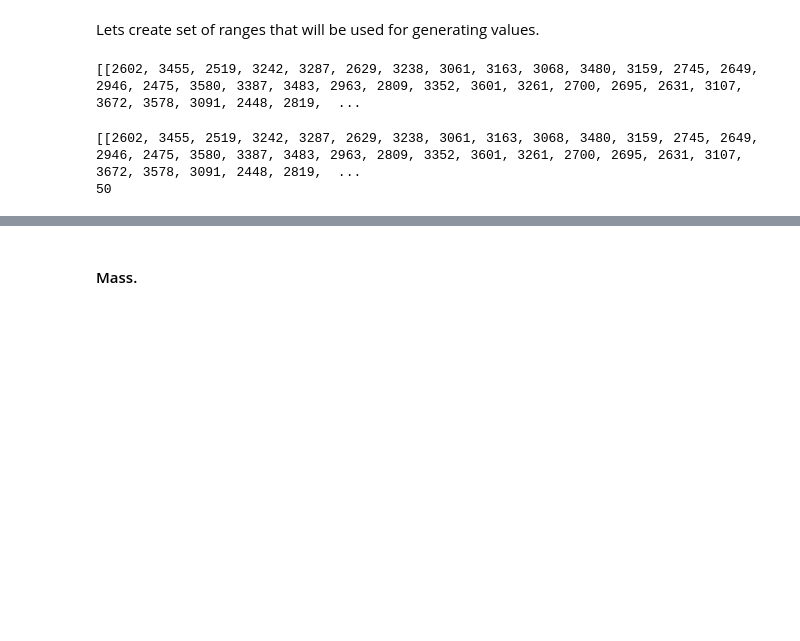
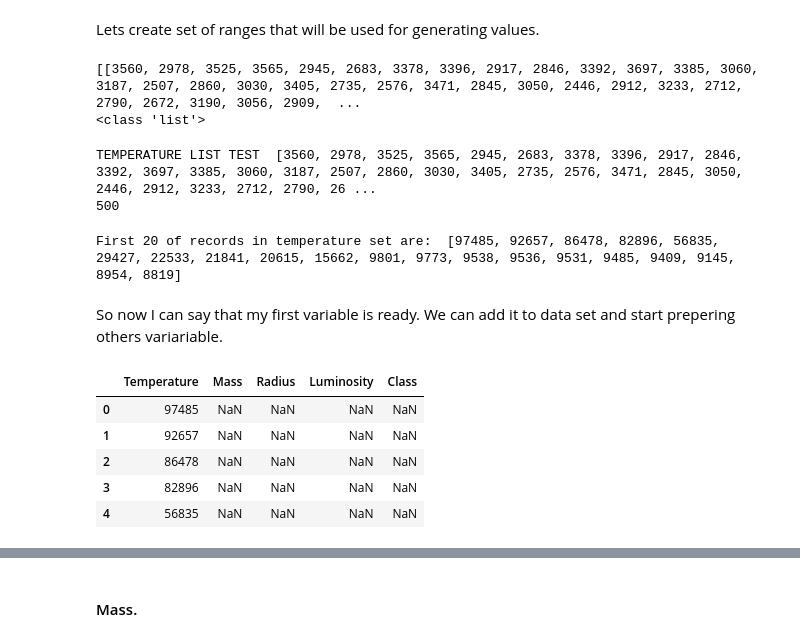
Before and after one commit to DracoNibilis/Stars_Project, a Jupyter notebook: stars_project.ipynb, the cells around one changed output, grey strips where cells are left out. Cells and saved outputs as stored; diff of their text form; code cells hidden in the pictures; blank space fills up the shorter version.

Commit message:
variables upgrade temp

```diff
--- a/stars_project.ipynb
+++ b/stars_project.ipynb
@@ -166,24 +166,58 @@ I will start from creating variable `Temperature`, since it is most important va
 Lets create set of ranges that will be used for generating values.
 # %%
 # Generate values for each range of temperature variable.
-a = list(np.random.randint(2400, 3700, 100))
+np.random.seed(1212)
+# Generating 500 data points.
+# NOTE: Size of groups was choosen aproximetly to the true set of classification.
+a = list(np.random.randint(2400, 3700, 300))
 b = list(np.random.randint(3700, 5200, 100))
-c = list(np.random.randint(5200, 6000, 100))
-d = list(np.random.randint(6000, 7500, 100))
-e = list(np.random.randint(7500, 10000, 100))
-f = list(np.random.randint(10000, 30000, 100))
-g = list(np.random.randint(30000, 100000, 50))
+c = list(np.random.randint(5200, 6000, 40))
+d = list(np.random.randint(6000, 7500, 30))
+e = list(np.random.randint(7500, 10000, 20))
+f = list(np.random.randint(10000, 30000, 5))
+g = list(np.random.randint(30000, 100000, 5))
+#print(a)
 # Creating list of generated values.
 list_of_temp = [a,b,c,d,e,f,g]
-temperature_list = []
+# Creating empty list for variable temperature.
+temperature = list()
+# Check the value in list_of_temp.
 print(list_of_temp)
 # %% [output]
-[[2602, 3455, 2519, 3242, 3287, 2629, 3238, 3061, 3163, 3068, 3480, 3159, 2745, 2649, 2946, 2475, 3580, 3387, 3483, 2963, 2809, 3352, 3601, 3261, 2700, 2695, 2631, 3107, 3672, 3578, 3091, 2448, 2819,  ...
+[[3560, 2978, 3525, 3565, 2945, 2683, 3378, 3396, 2917, 2846, 3392, 3697, 3385, 3060, 3187, 2507, 2860, 3030, 3405, 2735, 2576, 3471, 2845, 3050, 2446, 2912, 3233, 2712, 2790, 2672, 3190, 3056, 2909,  ...
+<class 'list'>
+# %%
+# Fill up temperature list with generated data.
+for i in list_of_temp:
+    #print(i)
+    for j in i:
+        #print(j)
+        temperature.append(j)
+# Check if the list is generating without errors.
+print("TEMPERATURE LIST TEST ", temperature[:30])
+# Check the length of the temperature list.
+print(len(temperature))
+# %% [output]
+TEMPERATURE LIST TEST  [3560, 2978, 3525, 3565, 2945, 2683, 3378, 3396, 2917, 2846, 3392, 3697, 3385, 3060, 3187, 2507, 2860, 3030, 3405, 2735, 2576, 3471, 2845, 3050, 2446, 2912, 3233, 2712, 2790, 26 ...
+500
+# %%
+# Sorting values in the temperature list in descending order.
+temperature.sort(reverse=True)
+# Check temperature list if sort worked.
+print("First 20 of records in temperature set are: ", temperature[:20])
+# %% [output]
+First 20 of records in temperature set are:  [97485, 92657, 86478, 82896, 56835, 29427, 22533, 21841, 20615, 15662, 9801, 9773, 9538, 9536, 9531, 9485, 9409, 9145, 8954, 8819]
+# %% [markdown]
+So now I can say that my first variable is ready. We can add it to data set and start prepering others variariable.
 # %%
-# Randomly choose values with given prabobility.
-temperature = random.choices(list_of_temp, weights=[10,3,2,1,1,1,1], k=50)
-print(temperature)
-print(len(temperature))
+# Add first variable to data set.
+df['Temperature'] = temperature_list
+# Check data set if data were added.
+df.head()
 # %% [output]
-[[2602, 3455, 2519, 3242, 3287, 2629, 3238, 3061, 3163, 3068, 3480, 3159, 2745, 2649, 2946, 2475, 3580, 3387, 3483, 2963, 2809, 3352, 3601, 3261, 2700, 2695, 2631, 3107, 3672, 3578, 3091, 2448, 2819,  ...
-50
+|  | Temperature | Mass | Radius | Luminosity | Class |
+| 0 | 97485 | NaN | NaN | NaN | NaN |
+| 1 | 92657 | NaN | NaN | NaN | NaN |
+| 2 | 86478 | NaN | NaN | NaN | NaN |
+| 3 | 82896 | NaN | NaN | NaN | NaN |
+| 4 | 56835 | NaN | NaN | NaN | NaN |
```
Also changed, not shown: parts of 7 cells of this notebook.
